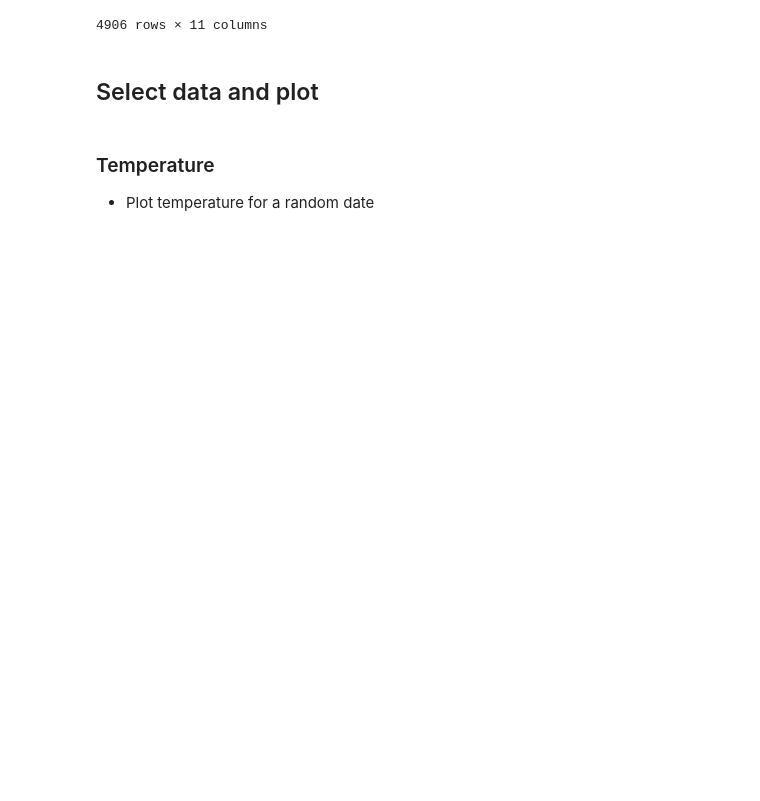
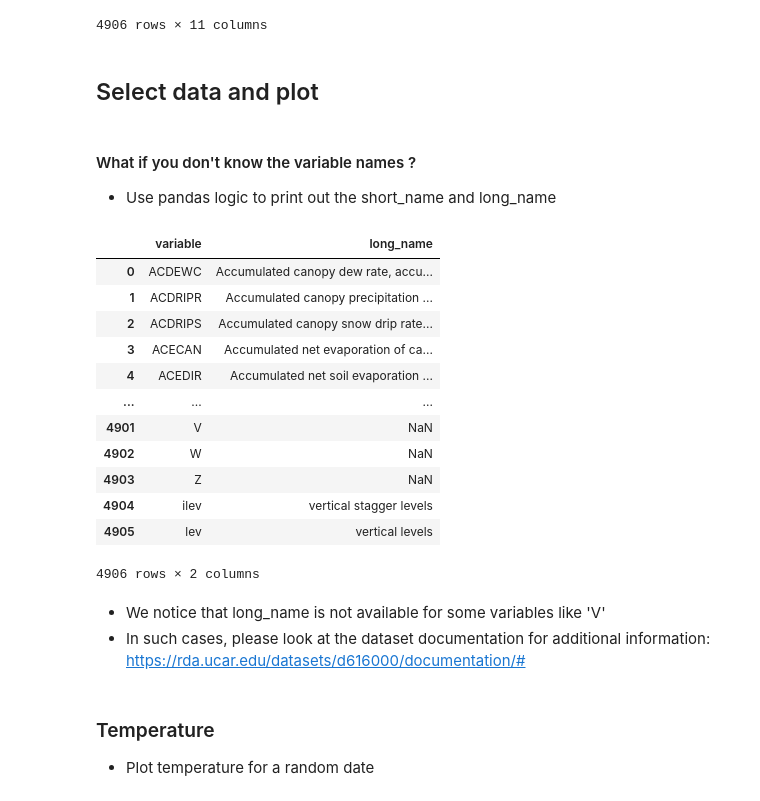
Before and after one commit to turetske/osdf_examples, a Jupyter notebook: notebooks/saag.ipynb, the cells around one changed output. Saved outputs shown, nothing was run; the diff lists cells and outputs as text; code cells hidden in the pictures; blank space fills up the shorter version.

Commit message:
Updated notebooks with additional description

```diff
--- a/notebooks/saag.ipynb
+++ b/notebooks/saag.ipynb
@@ -27,9 +28,10 @@ from dask_jobqueue import PBSCluster
 from dask.distributed import Client
 from dask.distributed import performance_report
 # %%
-rda_scratch = '/glade/campaign/collections/rda/scratch/harshah'
+rda_scratch = '/glade/campaign/collections/rda/scratch/harshah' #  # Please replace this with your scratch folder
+#
 # cat_url     = '/glade/campaign/collections/rda/data/d616000/catalogs/d616000_catalog.json' #POSIX access on NCAR
-cat_url     = 'https://data-osdf.rda.ucar.edu/ncar/rda/d616000/catalogs/d616000_catalog-http.json' #HTTPS access
+cat_url     = 'https://data.rda.ucar.edu/d616000/catalogs/d616000_catalog-http.json' #HTTPS access
 # cat_url     = 'https://data-osdf.rda.ucar.edu/ncar/rda/d616000/catalogs/d616000_catalog-osdf.json' #OSDF access
 print(cat_url)
 # %% [output]
@@ -99,6 +102,28 @@ col.df
 4906 rows × 11 columns
 # %% [markdown]
 ## Select data and plot
+# %% [markdown]
+#### What if you don't know the variable names ?
+- Use pandas logic to print out the short_name and long_name
+# %%
+col.df[['variable','long_name']]
+# %% [output]
+|  | variable | long_name |
+| 0 | ACDEWC | Accumulated canopy dew rate, accu... |
+| 1 | ACDRIPR | Accumulated canopy precipitation ... |
+| 2 | ACDRIPS | Accumulated canopy snow drip rate... |
+| 3 | ACECAN | Accumulated net evaporation of ca... |
+| 4 | ACEDIR | Accumulated net soil evaporation ... |
+| ... | ... | ... |
+| 4901 | V | NaN |
+| 4902 | W | NaN |
+| 4903 | Z | NaN |
+| 4904 | ilev | vertical stagger levels |
+| 4905 | lev | vertical levels |
+4906 rows × 2 columns
+# %% [markdown]
+- We notice that long_name is not available for some variables like 'V'
+- In such cases, please look at the dataset documentation for additional information: https://rda.ucar.edu/datasets/d616000/documentation/#
 # %% [markdown]
 ### Temperature
 - Plot temperature for a random date
```
Also changed, not shown: parts of 4 cells of this notebook, 1 other file.
